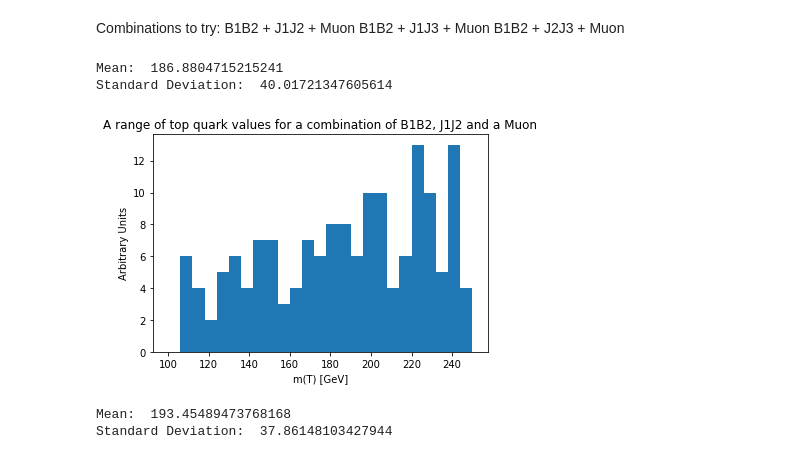
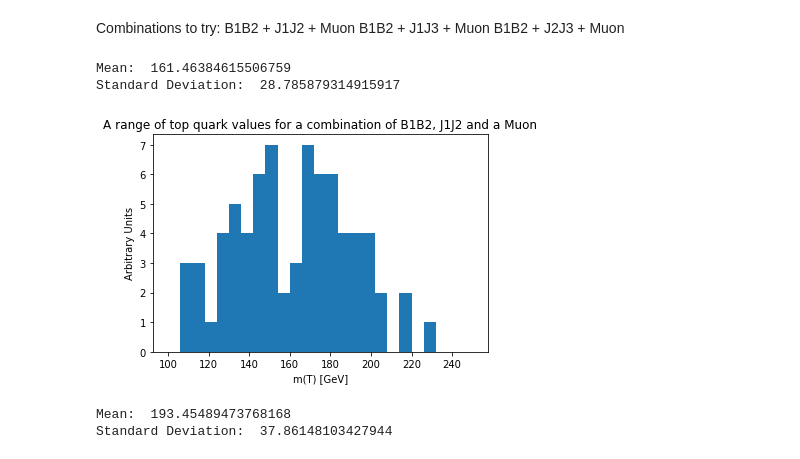
Before and after one commit to Hamza-Suleman/EPP-Coursework3, a Jupyter notebook: EPP_Coursework_3.ipynb, the cells around one changed output. Saved outputs shown, nothing was run; the diff lists cells and outputs as text; code cells hidden in the pictures.

```diff
--- a/EPP_Coursework_3.ipynb
+++ b/EPP_Coursework_3.ipynb
@@ -301,7 +301,7 @@ Standard Deviation:  17.071979226406135
 # %%
 muon_mass_list = []
 for i in range(len(dataarray)):
-  a = np.sqrt(abs(((dataarray[i]["mu_E"])**2 - (dataarray[i]['mu_Px'])**2 - (dataarray[i]['mu_Py'])**2 - (dataarray[i]['mu_Pz'])**2)/1000))
+  a = np.sqrt(abs(((dataarray[i]["mu_E"])**2 - (dataarray[i]['mu_Px'])**2 - (dataarray[i]['mu_Py'])**2 - (dataarray[i]['mu_Pz'])**2)))/1000
   muon_mass_list.append(a)
 muon_mass = np.mean(muon_mass_list)
 print("Muon Mass: ", muon_mass)
@@ -418,2 +418,26 @@ Standard Deviation:  4.703179215904171
 # %% [markdown]
 ##Function Testing
+# %%
+firstcomb = []
+
+for i in range(len(dataarray)):
+  B1 = np.sqrt(abs((dataarray[i]["B1_E"])**2 - (dataarray[i]['B1_Px'])**2 - (dataarray[i]['B1_Py'])**2 - (dataarray[i]['B1_Pz'])**2))/1000
+  #B1B2 = np.sqrt(abs((dataarray[i]["B1_E"]+dataarray[i]["B2_E"])**2 - (dataarray[i]['B1_Px']+dataarray[i]['B2_Px'])**2 - (dataarray[i]['B1_Py']+dataarray[i]['B2_Py'])**2 - (dataarray[i]['B1_Pz']+dataarray[i]['B2_Pz'])**2))/1000
+  J1J2 = np.sqrt(abs((dataarray[i]["J1_E"]+dataarray[i]["J2_E"])**2 - (dataarray[i]['J1_Px']+dataarray[i]['J2_Px'])**2 - (dataarray[i]['J1_Py']+dataarray[i]['J2_Py'])**2 - (dataarray[i]['J1_Pz']+dataarray[i]['J2_Pz'])**2))/1000
+  #J1J2 = np.sqrt(abs((dataarray[i]["J1_E"])**2 - (dataarray[i]['J1_Px'])**2 - (dataarray[i]['J1_Py'])**2 - (dataarray[i]['J1_Pz'])**2))/1000
+  Muon = np.sqrt(abs((dataarray[i]["mu_E"])**2 - (dataarray[i]['mu_Px'])**2 - (dataarray[i]['mu_Py'])**2 - (dataarray[i]['mu_Pz'])**2))/1000
+  sum = B1 + J1J2 - Muon
+  if sum < 300:
+    firstcomb.append(sum)
+
+firstcombination = np.mean(firstcomb)
+#print(firstcomb)
+print('Mean: ', firstcombination)
+print("Standard Deviation: ", np.std(firstcomb))
+
+plt.hist(firstcomb, bins=50, range=(0,250), label="m(T) [GeV]")
+plt.title("A range of top quark values for a combination of B1, J1J2 and a Muon")
+plt.ylabel("Arbitrary Units")
+plt.xlabel("m(T) [GeV]")
+plt.savefig("b1j1j2minusmuon")
+plt.show()
@@ -424,29 +452,39 @@ B1B2 + J1J3 + Muon
 B1B2 + J2J3 + Muon
 # %%
 firstcomb = []
+B1B2list = []
+J1J2list = []
+muonlist = []
+
 
 for i in range(len(dataarray)):
+  #B1B2 = np.sqrt(abs((dataarray[i]["B1_E"])**2 - (dataarray[i]['B1_Px'])**2 - (dataarray[i]['B1_Py'])**2 - (dataarray[i]['B1_Pz'])**2))/1000
   B1B2 = np.sqrt(abs((dataarray[i]["B1_E"]+dataarray[i]["B2_E"])**2 - (dataarray[i]['B1_Px']+dataarray[i]['B2_Px'])**2 - (dataarray[i]['B1_Py']+dataarray[i]['B2_Py'])**2 - (dataarray[i]['B1_Pz']+dataarray[i]['B2_Pz'])**2))/1000
   J1J2 = np.sqrt(abs((dataarray[i]["J1_E"]+dataarray[i]["J2_E"])**2 - (dataarray[i]['J1_Px']+dataarray[i]['J2_Px'])**2 - (dataarray[i]['J1_Py']+dataarray[i]['J2_Py'])**2 - (dataarray[i]['J1_Pz']+dataarray[i]['J2_Pz'])**2))/1000
+  #J1J2 = np.sqrt(abs((dataarray[i]["J1_E"])**2 - (dataarray[i]['J1_Px'])**2 - (dataarray[i]['J1_Py'])**2 - (dataarray[i]['J1_Pz'])**2))/1000
   Muon = np.sqrt(abs((dataarray[i]["mu_E"])**2 - (dataarray[i]['mu_Px'])**2 - (dataarray[i]['mu_Py'])**2 - (dataarray[i]['mu_Pz'])**2))/1000
   sum = B1B2 + J1J2 + Muon
-  if 100<sum<250:
+  if abs(B1B2-80)<40 and abs(J1J2-80)<40:
+    B1B2list.append(B1B2)
+    J1J2list.append(J1J2)
+    muonlist.append(Muon)
+  #if 0<sum<250:
     firstcomb.append(sum)
 
 firstcombination = np.mean(firstcomb)
 #print(firstcomb)
 print('Mean: ', firstcombination)
 print("Standard Deviation: ", np.std(firstcomb))
 
 plt.hist(firstcomb, bins=25, range=(100,250), label="m(T) [GeV]")
 plt.title("A range of top quark values for a combination of B1B2, J1J2 and a Muon")
 plt.ylabel("Arbitrary Units")
 plt.xlabel("m(T) [GeV]")
 plt.show()
 # %% [output]
-Mean:  186.8804715215241
-Standard Deviation:  40.01721347605614
+Mean:  161.46384615506759
+Standard Deviation:  28.785879314915917
-[figure, old version]
+[figure, new version]
 # %%
 secondcomb = []
 
```
Also changed, not shown: parts of 20 cells of this notebook.
